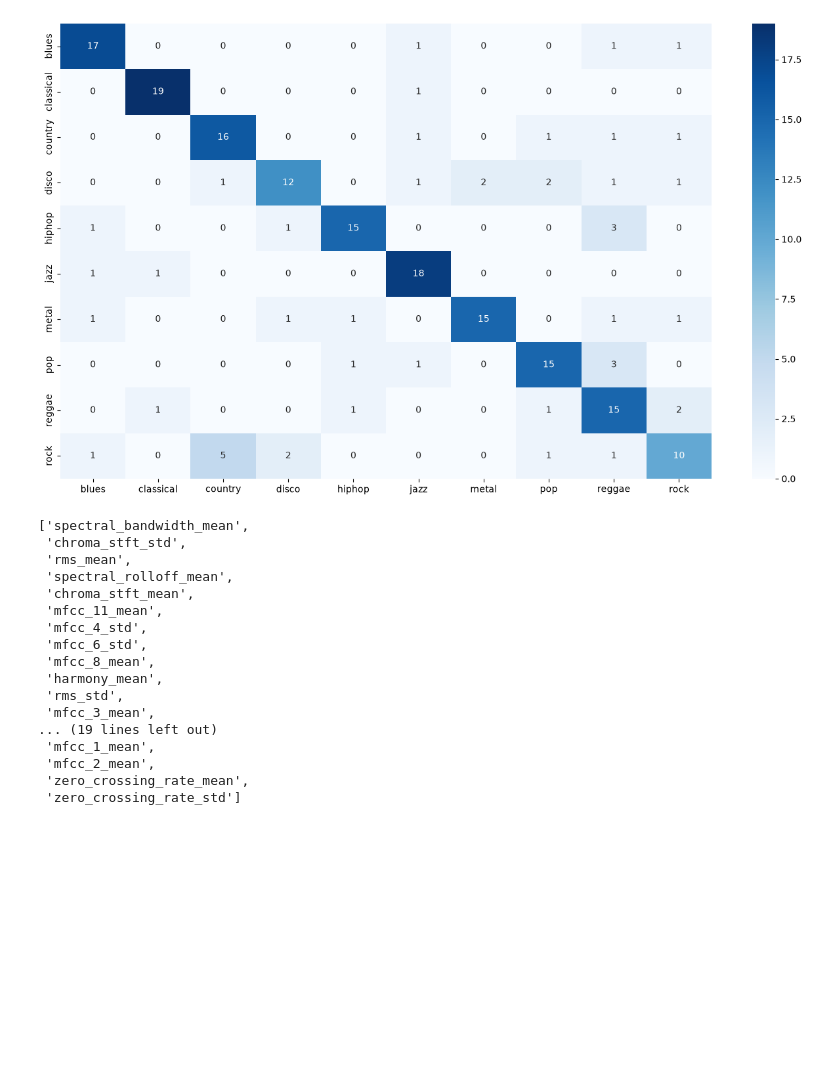
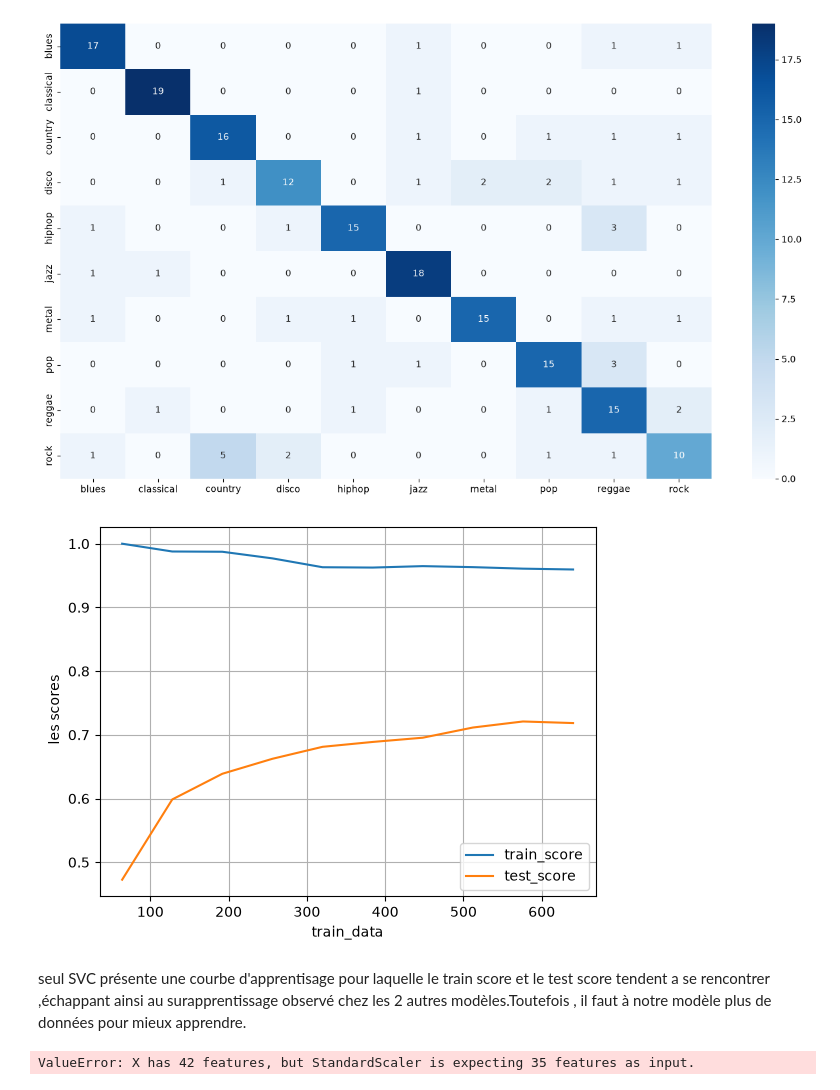
Before and after one commit to bancofenelon/machine_learning_for_musics-, a Jupyter notebook: GTZAN.ipynb, the cells around one changed output. Drawn from its saved outputs; the diff is of its cells as text; code cells hidden in the pictures; blank space fills up the shorter version.

```diff
--- a/GTZAN.ipynb
+++ b/GTZAN.ipynb
@@ -301,13 +301,12 @@ plt.show()
 # %%
 alpha=35 # on garde les alpha descripteurs les plus importants
-top_descripteurs = xgb_importances_trie.index[:35].tolist()
+top_descripteurs = xgb_importances_trie.index[:alpha].tolist()
 # %%
 # CONVERTION EN DF POUR LA SEPARATION
 X_train = pd.DataFrame(X_train,columns=X.columns)
 X_test = pd.DataFrame(X_test,columns=X.columns)
 # %%
 
-X_train_reduit=X_train[top_descripteurs]
 X_train_reduit = X_train[top_descripteurs]
 X_test_reduit  = X_test[top_descripteurs]
 # %%
@@ -315,6 +314,6 @@ X_train_reduit, X_test_reduit = scaling(X_train_reduit,X_test_reduit)
 # %%
 for name,model in modeles.items():
     print(name,"...")
-    evaluation(model,X_train_reduit,y_train_scaled,X_test_reduit,y_test_scaled)
+    evaluation(model,X_train_reduit,y_train_encoded,X_test_reduit,y_test_encoded)
 # %% [output]
 LogisticRegression ...
@@ -423,4 +422,24 @@ sns.heatmap(confusion_matr, cmap="Blues", annot=True,
 # %% [output]
 [figure]
+# %%
+# Courbe d'apprentissage
+from sklearn.model_selection import learning_curve
+def learningCurve(model,X_train_scaled,y_train_scaled):
+    N , train_score , test_score = learning_curve(model , X=X_train_scaled ,y=y_train_scaled , cv = 5 ,train_sizes = np.linspace(0.1 , 1.0 ,10) , scoring = "f1_macro")
+    plt.plot(N , train_score.mean(axis = 1),label = "train_score")
+    plt.xlabel("train_data")
+    plt.plot(N , test_score.mean(axis = 1), label = "test_score")
+    plt.ylabel(" les scores" )
+    plt.legend()
+    plt.grid(True)
+    plt.show()
+# %%
+learningCurve(BestSVC,X_train_scaled,y_train_encoded)
+# %% [output]
+[figure, added]
+# %% [markdown]
+seul SVC présente une courbe d'apprentisage pour laquelle le train score et le test score tendent
+a se rencontrer ,échappant ainsi au surapprentissage observé chez les 2 autres modèles.Toutefois ,
+il faut à notre modèle plus de données pour mieux apprendre.
 # %%
 from features_extraction import extraire_features
@@ -429,20 +456,4 @@ def prediction(fichier): # entrez le chemin si nécessaire
 # %%
-top_descripteurs
+prediction(r"C:\Users\ADMIN\gtzanProject\audio_data\reggae\reggae.00008.wav",BestSVC)
 # %% [output]
-['spectral_bandwidth_mean',
- 'chroma_stft_std',
- 'rms_mean',
- 'spectral_rolloff_mean',
- 'chroma_stft_mean',
- 'mfcc_11_mean',
- 'mfcc_4_std',
- 'mfcc_6_std',
- 'mfcc_8_mean',
- 'harmony_mean',
- 'rms_std',
- 'mfcc_3_mean',
-... (19 lines left out)
- 'mfcc_1_mean',
- 'mfcc_2_mean',
- 'zero_crossing_rate_mean',
- 'zero_crossing_rate_std']
+ValueError: X has 42 features, but StandardScaler is expecting 35 features as input.
```
Also changed, not shown: parts of 22 cells of this notebook, 5 other files.
